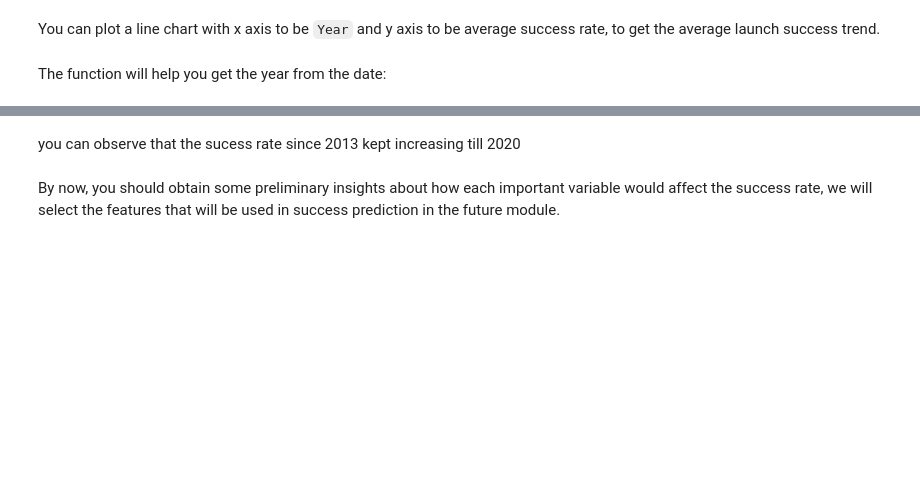
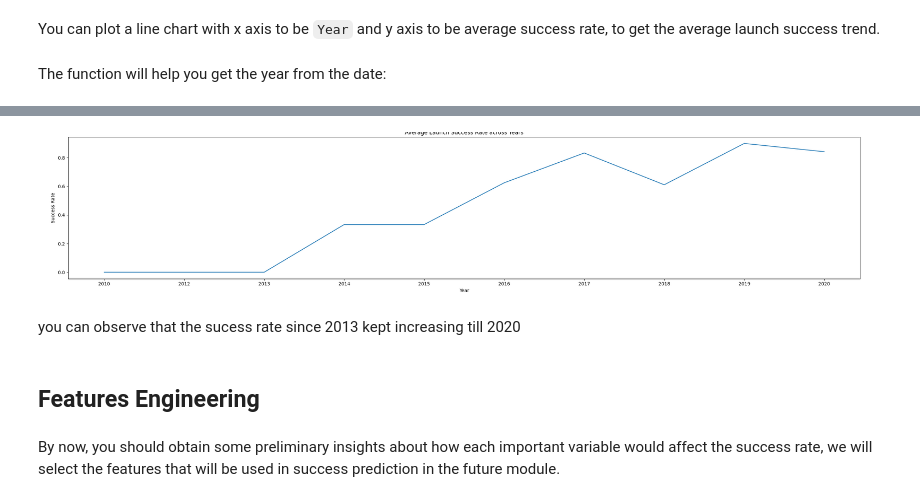
Before and after one commit to mariotey/IBM_Coursera, a Jupyter notebook: Week2/IBM-DS0321EN-SkillsNetwork_labs_module_2_jupyter-labs-eda-dataviz.ipynb.jupyterlite.ipynb, the cells around one changed output, grey strips where cells are left out. Saved outputs shown, nothing was run; the diff lists cells and outputs as text; code cells hidden in the pictures; blank space fills up the shorter version.

```diff
--- a/Week2/IBM-DS0321EN-SkillsNetwork_labs_module_2_jupyter-labs-eda-dataviz.ipynb.jupyterlite.ipynb
+++ b/Week2/IBM-DS0321EN-SkillsNetwork_labs_module_2_jupyter-labs-eda-dataviz.ipynb.jupyterlite.ipynb
@@ -173,4 +231,20 @@ df.head()
 # %%
 # Plot a line chart with x axis to be the extracted year and y axis to be the success rate
+
+success_list = dict(df.groupby(["Date"]).Class.mean())
+
+x, y = [], []
+
+for year in success_list:
+    x.append(year)
+    y.append(success_list[year])
+
+plt.plot(x, y)
+plt.title('Average Launch Success Rate across Years')
+plt.xlabel('Year')
+plt.ylabel('Success Rate')
+plt.show()
+# %% [output]
+[figure, added]
 # %% [markdown]
 you can observe that the sucess rate since 2013 kept increasing till 2020
@@ -179,3 +251,5 @@ you can observe that the sucess rate since 2013 kept increasing till 2020
+# %% [markdown]
+## Features Engineering
 # %% [markdown]
 By now, you should obtain some preliminary insights about how each important variable would affect the success rate, we will select the features that will be used in success prediction in the future module.
 # %%
```
Also changed, not shown: parts of 32 cells of this notebook, 1 other file.
